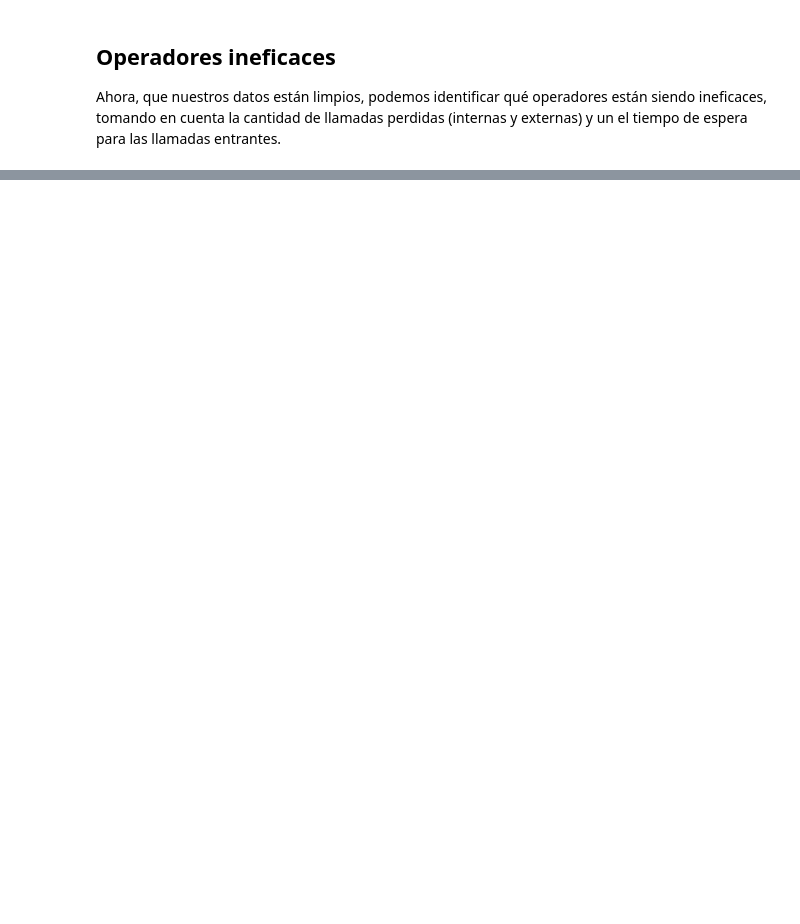
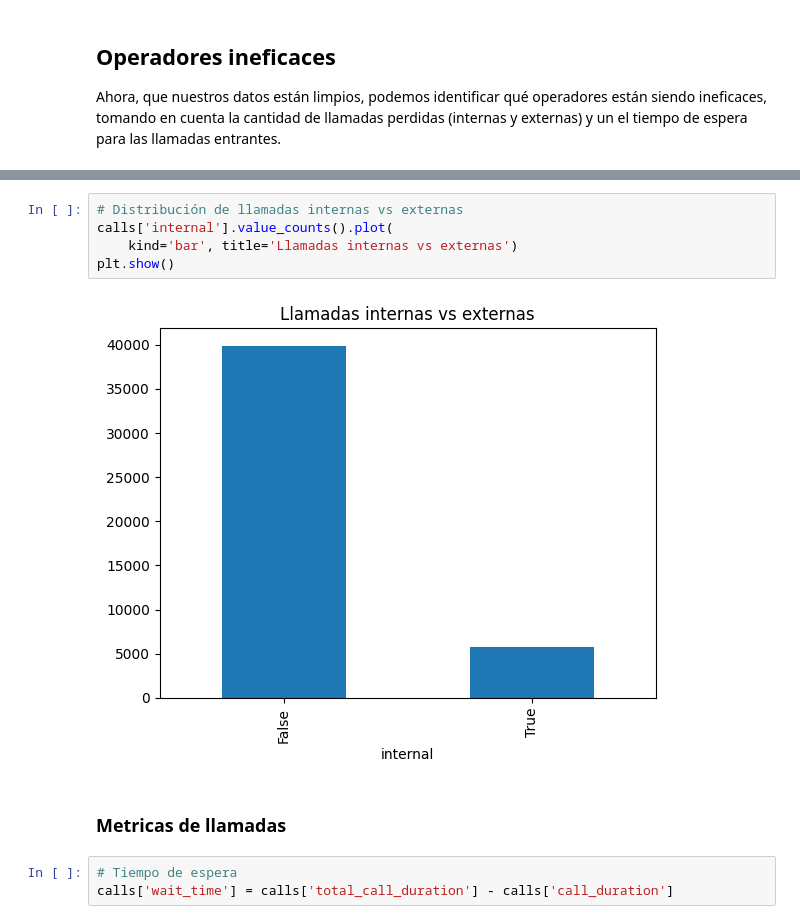
Before and after one commit to DevLearnsAl/Efficency-Analysis---CallMe-Maybe, a Jupyter notebook: Proyecto final.ipynb, the cells around one changed output, grey strips where cells are left out. Cells and saved outputs as stored; diff of their text form; blank space fills up the shorter version.

```diff
--- a/Proyecto final.ipynb
+++ b/Proyecto final.ipynb
@@ -151,3 +189,15 @@ direction
 out    31717
 in     13953
 Name: count, dtype: int64
+# %%
+# Distribución de llamadas internas vs externas
+calls['internal'].value_counts().plot(
+    kind='bar', title='Llamadas internas vs externas')
+plt.show()
+# %% [output]
+[figure, added]
+# %% [markdown]
+### Metricas de llamadas
+# %%
+# Tiempo de espera
+calls['wait_time'] = calls['total_call_duration'] - calls['call_duration']
```
Also changed, not shown: parts of 44 cells of this notebook.
